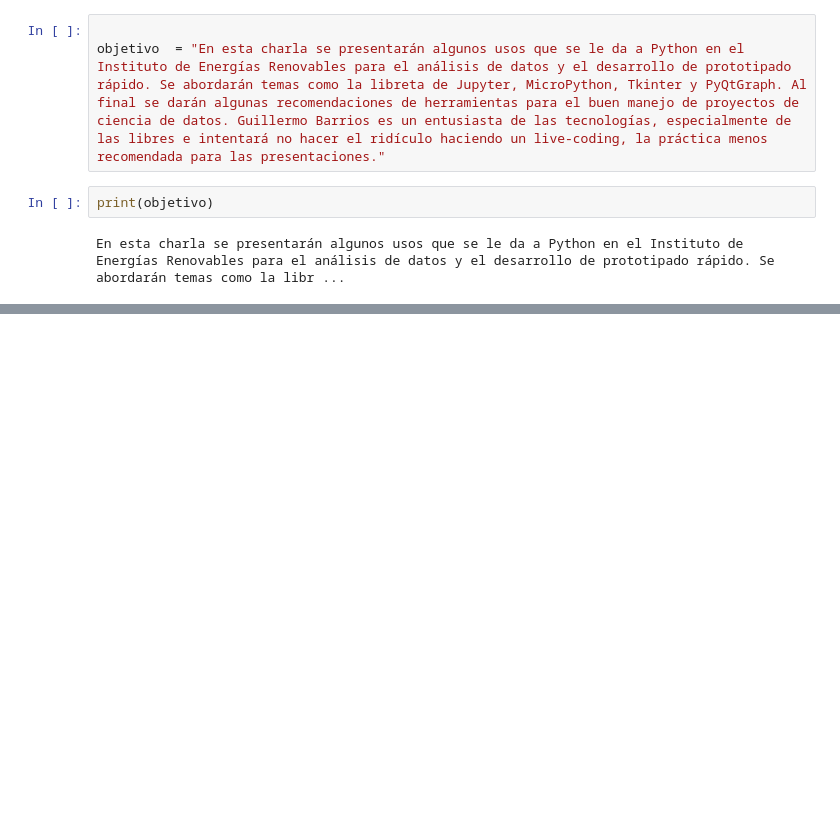
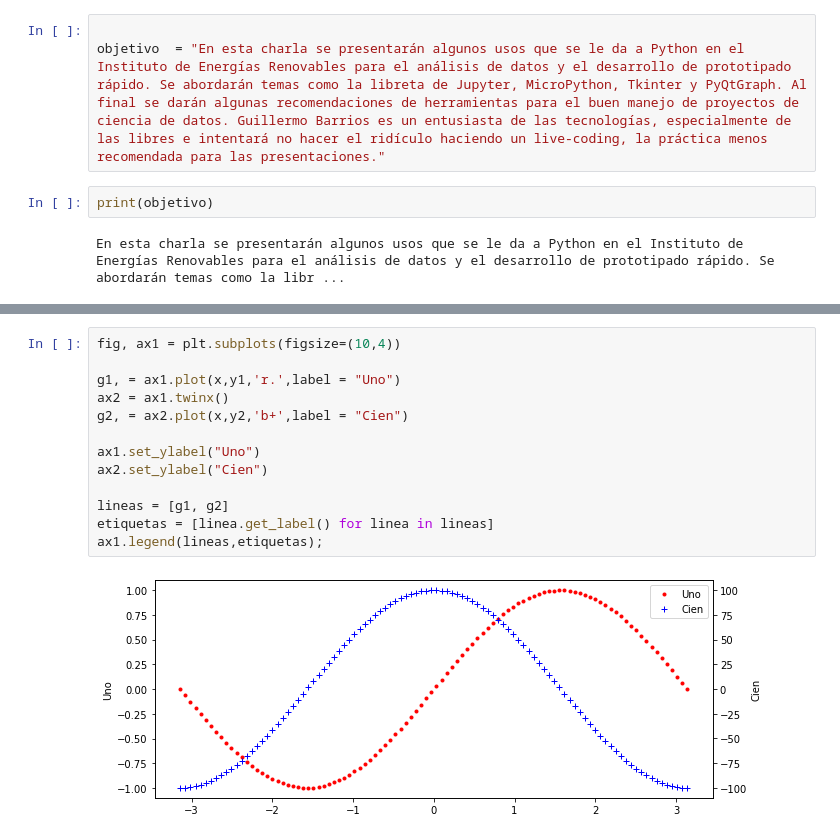
Before and after one commit to AltamarMx/seminars, a Jupyter notebook: 2021/seminario_bety.ipynb, the cells around one changed output, grey strips where cells are left out. Saved outputs shown, nothing was run; the diff lists cells and outputs as text; blank space fills up the shorter version.

```diff
--- a/2021/seminario_bety.ipynb
+++ b/2021/seminario_bety.ipynb
@@ -35,0 +117,15 @@ live-coding
+# %%
+fig, ax1 = plt.subplots(figsize=(10,4))
+
+g1, = ax1.plot(x,y1,'r.',label = "Uno")
+ax2 = ax1.twinx()
+g2, = ax2.plot(x,y2,'b+',label = "Cien")
+
+ax1.set_ylabel("Uno")
+ax2.set_ylabel("Cien")
+
+lineas = [g1, g2]
+etiquetas = [linea.get_label() for linea in lineas]
+ax1.legend(lineas,etiquetas);
+# %% [output]
+[figure, added]
```
Also changed, not shown: parts of 27 cells of this notebook, 15 other files.
